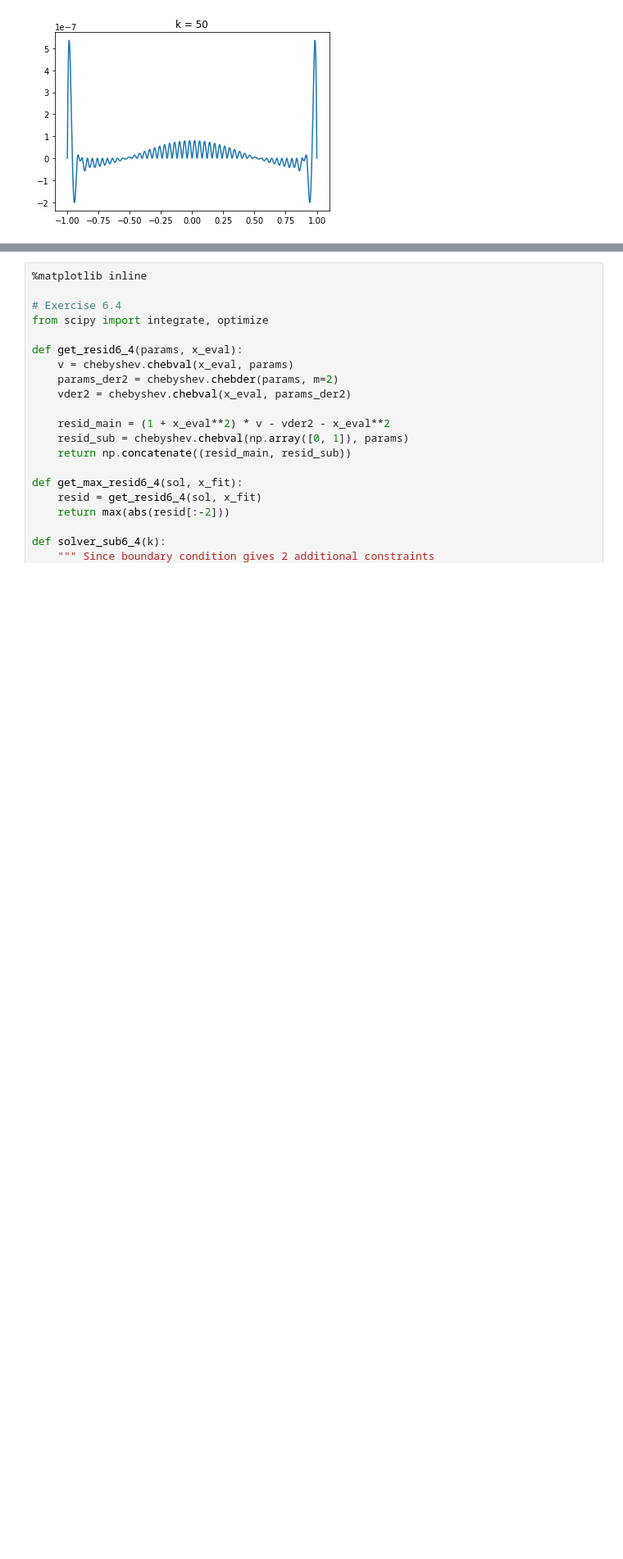
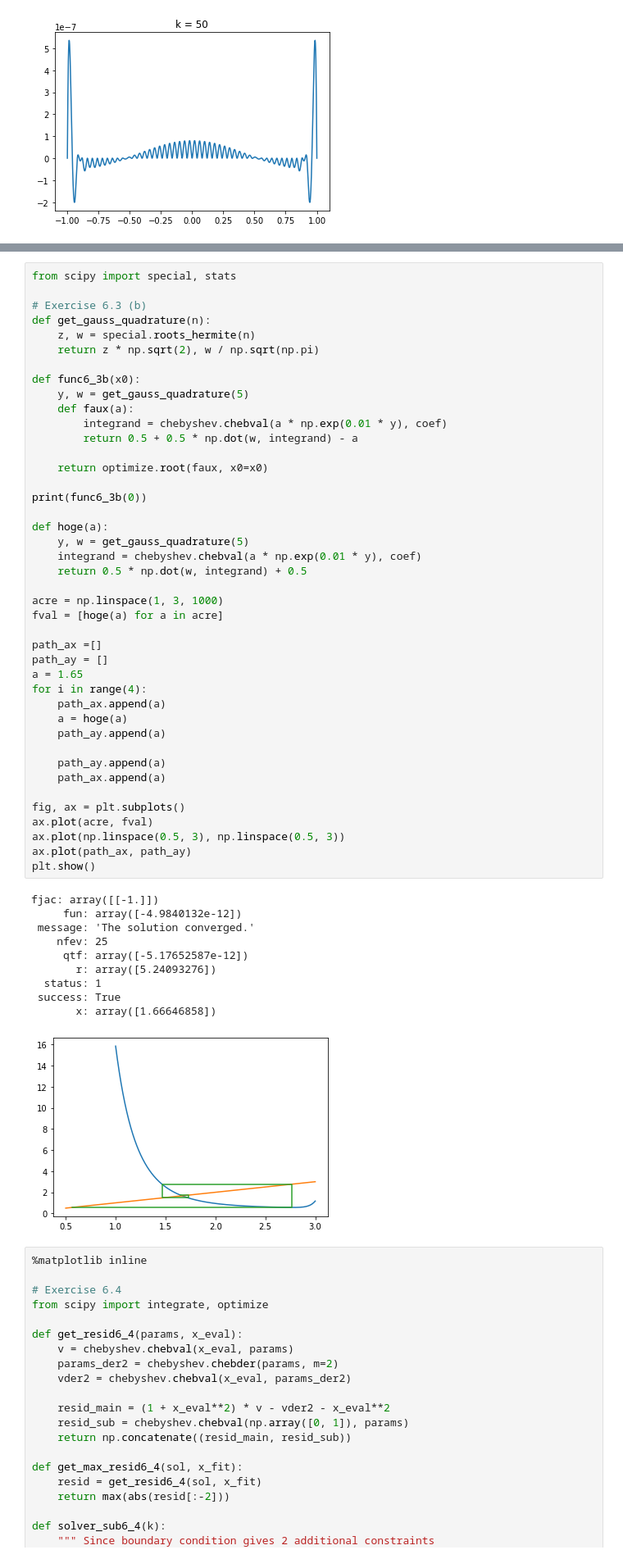
Before and after one commit to Takahiro-Toriyabe/ApplCompEconFinance, a Jupyter notebook: src/ex6.ipynb, the cells around one changed output, grey strips where cells are left out. Shown at 82% size. Saved outputs shown, nothing was run; the diff lists cells and outputs as text; blank space fills up the shorter version.

```diff
--- a/src/ex6.ipynb
+++ b/src/ex6.ipynb
@@ -77,3 +104,56 @@ for n in [5, 50]:
+# %%
+from scipy import special, stats
+
+# Exercise 6.3 (b)
+def get_gauss_quadrature(n):
+    z, w = special.roots_hermite(n)
+    return z * np.sqrt(2), w / np.sqrt(np.pi)
+
+def func6_3b(x0):
+    y, w = get_gauss_quadrature(5)
+    def faux(a):
+        integrand = chebyshev.chebval(a * np.exp(0.01 * y), coef)
+        return 0.5 + 0.5 * np.dot(w, integrand) - a
+
+    return optimize.root(faux, x0=x0)
+
+print(func6_3b(0))
+
+def hoge(a):
+    y, w = get_gauss_quadrature(5)
+    integrand = chebyshev.chebval(a * np.exp(0.01 * y), coef)
+    return 0.5 * np.dot(w, integrand) + 0.5
+
+acre = np.linspace(1, 3, 1000)
+fval = [hoge(a) for a in acre]
+
+path_ax =[]
+path_ay = []
+a = 1.65
+for i in range(4):
+    path_ax.append(a)
+    a = hoge(a)
+    path_ay.append(a)
+
+    path_ay.append(a)
+    path_ax.append(a)
+
+fig, ax = plt.subplots()
+ax.plot(acre, fval)
+ax.plot(np.linspace(0.5, 3), np.linspace(0.5, 3))
+ax.plot(path_ax, path_ay)
+plt.show()
+# %% [output]
+fjac: array([[-1.]])
+     fun: array([-4.9840132e-12])
+ message: 'The solution converged.'
+    nfev: 25
+     qtf: array([-5.17652587e-12])
+       r: array([5.24093276])
+  status: 1
+ success: True
+       x: array([1.66646858])
+[figure, added]
 # %%
 %matplotlib inline
 
```
Also changed, not shown: parts of 2 cells of this notebook.
